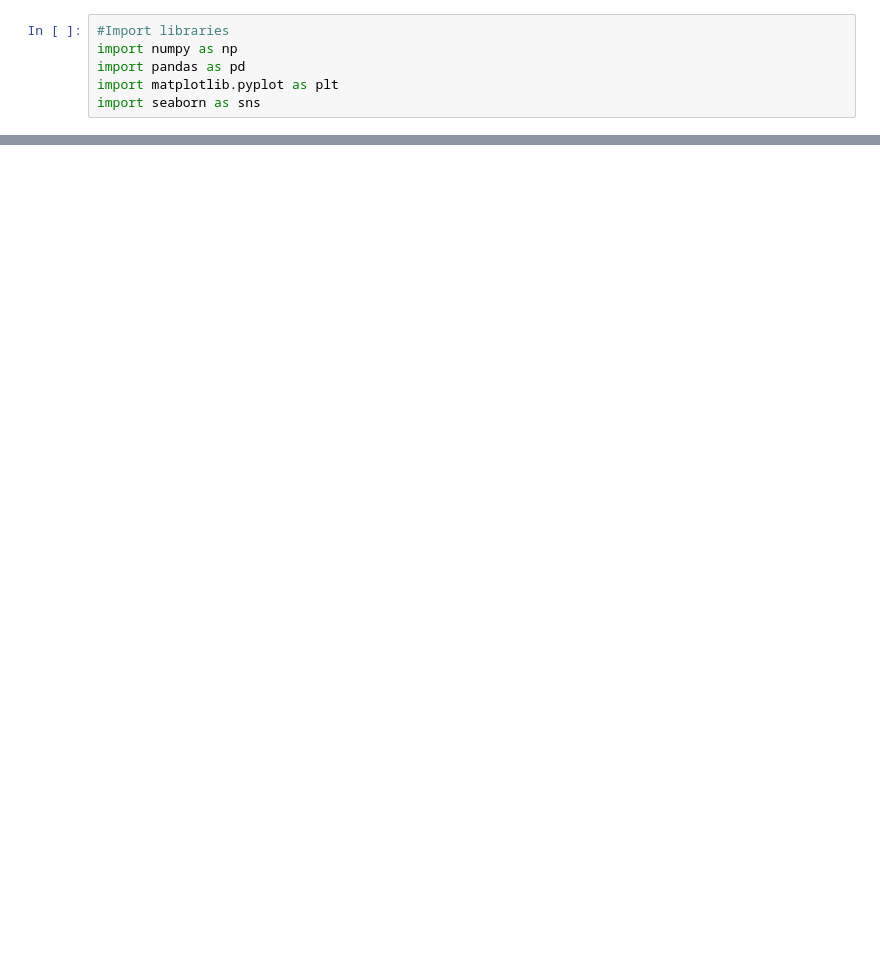
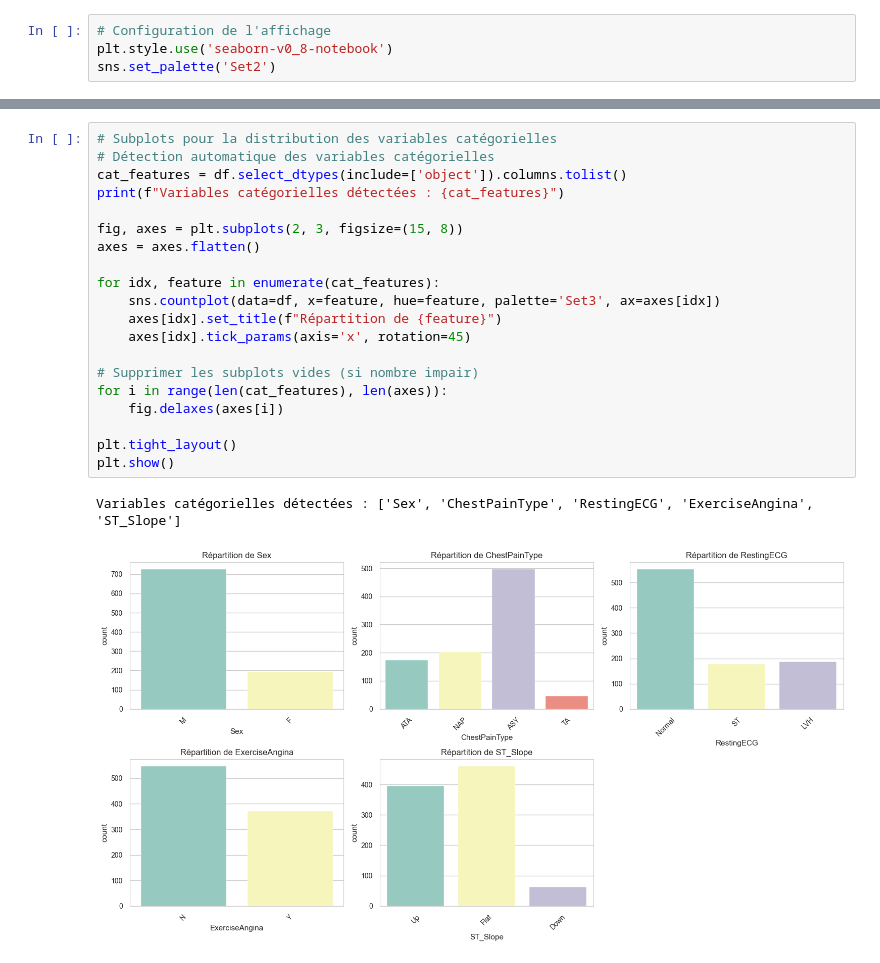
Before and after one commit to aymenemzz/scientificProject, a Jupyter notebook: DataCleaning.ipynb, the cells around one changed output, grey strips where cells are left out. Cells and saved outputs as stored; diff of their text form; blank space fills up the shorter version.

```diff
--- a/DataCleaning.ipynb
+++ b/DataCleaning.ipynb
@@ -5,6 +33,4 @@
 # %%
-#Import libraries
-import numpy as np
-import pandas as pd
-import matplotlib.pyplot as plt
-import seaborn as sns
+# Configuration de l'affichage
+plt.style.use('seaborn-v0_8-notebook')
+sns.set_palette('Set2')
@@ -20,0 +103,23 @@ df.head()
+# %%
+# Subplots pour la distribution des variables catégorielles
+# Détection automatique des variables catégorielles
+cat_features = df.select_dtypes(include=['object']).columns.tolist()
+print(f"Variables catégorielles détectées : {cat_features}")
+
+fig, axes = plt.subplots(2, 3, figsize=(15, 8))
+axes = axes.flatten()
+
+for idx, feature in enumerate(cat_features):
+    sns.countplot(data=df, x=feature, hue=feature, palette='Set3', ax=axes[idx])
+    axes[idx].set_title(f"Répartition de {feature}")
+    axes[idx].tick_params(axis='x', rotation=45)
+
+# Supprimer les subplots vides (si nombre impair)
+for i in range(len(cat_features), len(axes)):
+    fig.delaxes(axes[i])
+
+plt.tight_layout()
+plt.show()
+# %% [output]
+Variables catégorielles détectées : ['Sex', 'ChestPainType', 'RestingECG', 'ExerciseAngina', 'ST_Slope']
+[figure, added]
```
Also changed, not shown: parts of 13 cells of this notebook, 1 other file.
